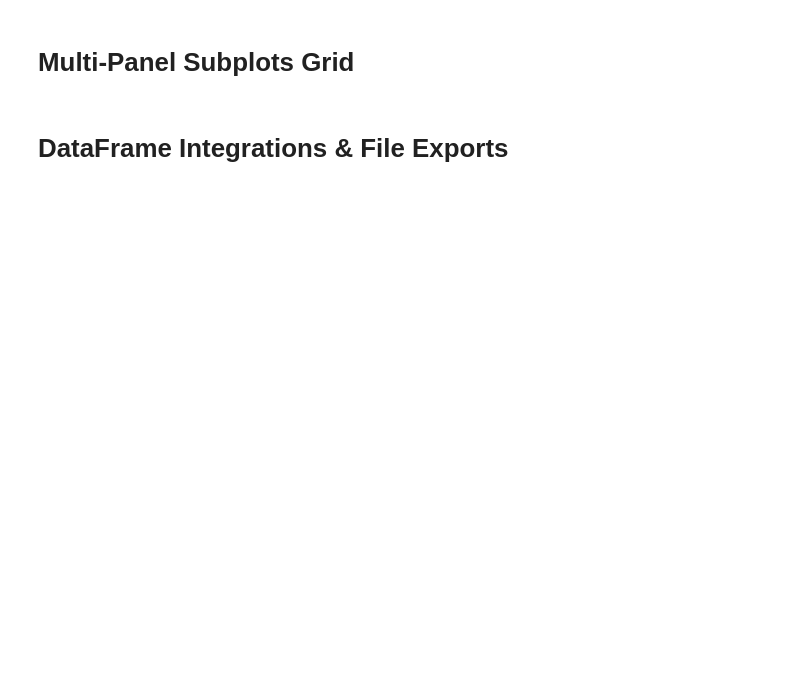
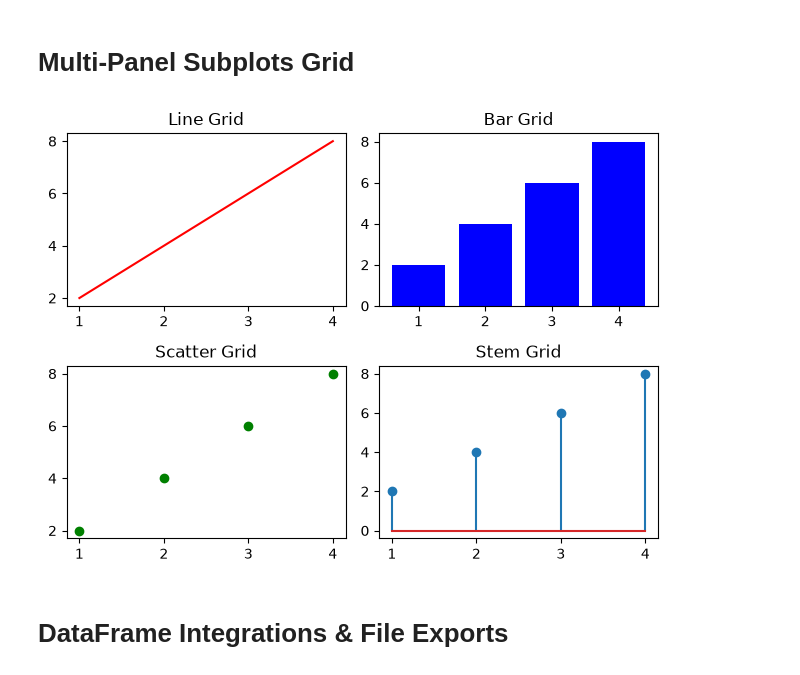
Before and after one commit to TJ-Paul/python-notes, a Jupyter notebook: 3_1_matplotlib_brocode.ipynb, the cells around one changed output. Saved outputs shown, nothing was run; the diff lists cells and outputs as text; code cells hidden in the pictures; blank space fills up the shorter version.

```diff
--- a/3_1_matplotlib_brocode.ipynb
+++ b/3_1_matplotlib_brocode.ipynb
@@ -118,26 +132,28 @@ plt.show()
 # %%
 x_vals = np.array([1, 2, 3, 4])
 y_vals = np.array([2, 4, 6, 8])
 
 # Creates a 2x2 grid layout framework
-fig, axes = plt.subplots(rows=2, columns=2)
+fig, axes = plt.subplots(nrows=2, ncols=2)
 
 # Populating individual axes panels via array coordinates
 axes[0, 0].plot(x_vals, y_vals, color='red')
 axes[0, 0].set_title("Line Grid")
 
 axes[0, 1].bar(x_vals, y_vals, color='blue')
 axes[0, 1].set_title("Bar Grid")
 
 axes[1, 0].scatter(x_vals, y_vals, color='green')
 axes[1, 0].set_title("Scatter Grid")
 
 axes[1, 1].stem(x_vals, y_vals)
 axes[1, 1].set_title("Stem Grid")
 
 # Prevents overlay text or label squeezing bottlenecks
 plt.tight_layout()
 plt.show()
+# %% [output]
+[figure, added]
 # %% [markdown]
 # DataFrame Integrations & File Exports
 # %%
```
Also changed, not shown: parts of 8 cells of this notebook, 1 other file.
